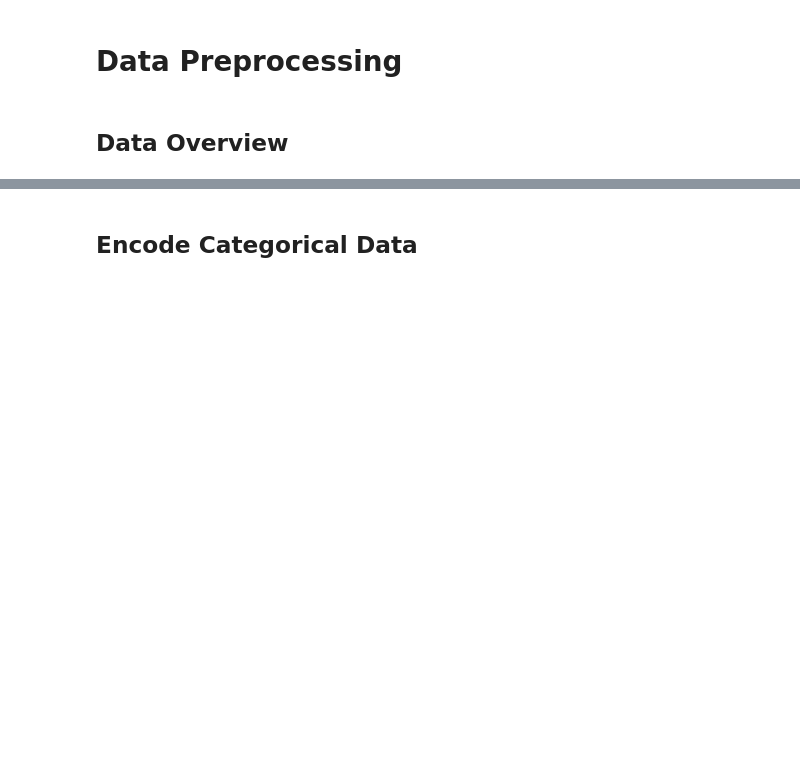
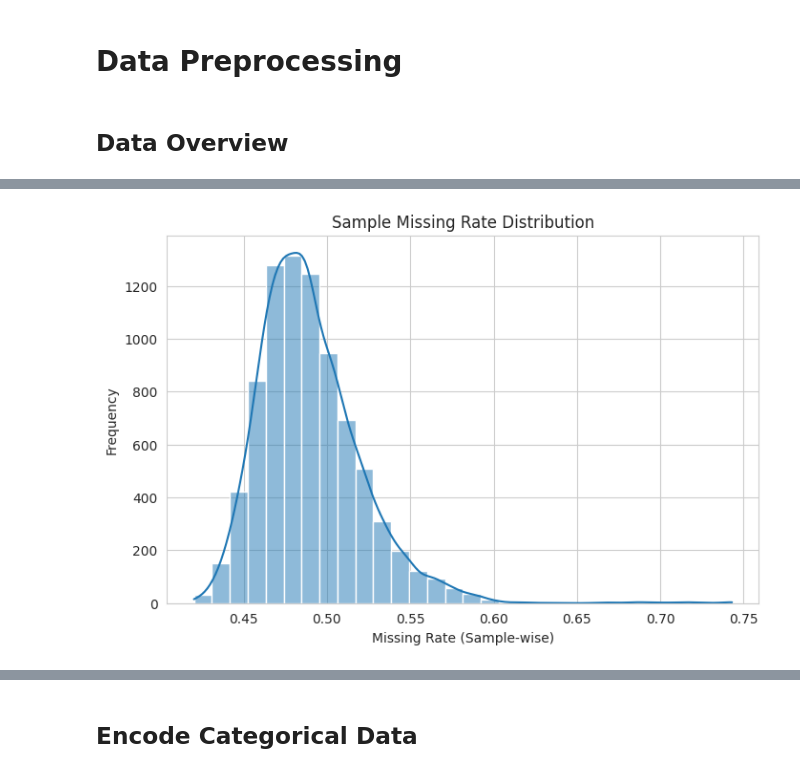
Before and after one commit to ShaunFChen/diabetes_biomarker_project, a Jupyter notebook: notebooks/diabetes_biomarker_analysis.ipynb, the cells around one changed output, grey strips where cells are left out. Saved outputs shown, nothing was run; the diff lists cells and outputs as text; code cells hidden in the pictures; blank space fills up the shorter version.

```diff
--- a/notebooks/diabetes_biomarker_analysis.ipynb
+++ b/notebooks/diabetes_biomarker_analysis.ipynb
@@ -126,0 +115,10 @@ filtered_missingness
+# %%
+# Sample Missing Rate Distribution
+plt.figure(figsize=(8, 5))
+sns.histplot(raw_df.isna().mean(axis=1), kde=True, bins=30)
+plt.title('Sample Missing Rate Distribution')
+plt.xlabel('Missing Rate (Sample-wise)')
+plt.ylabel('Frequency')
+plt.show()
+# %% [output]
+[figure, added]
```
Also changed, not shown: parts of 63 cells of this notebook.
